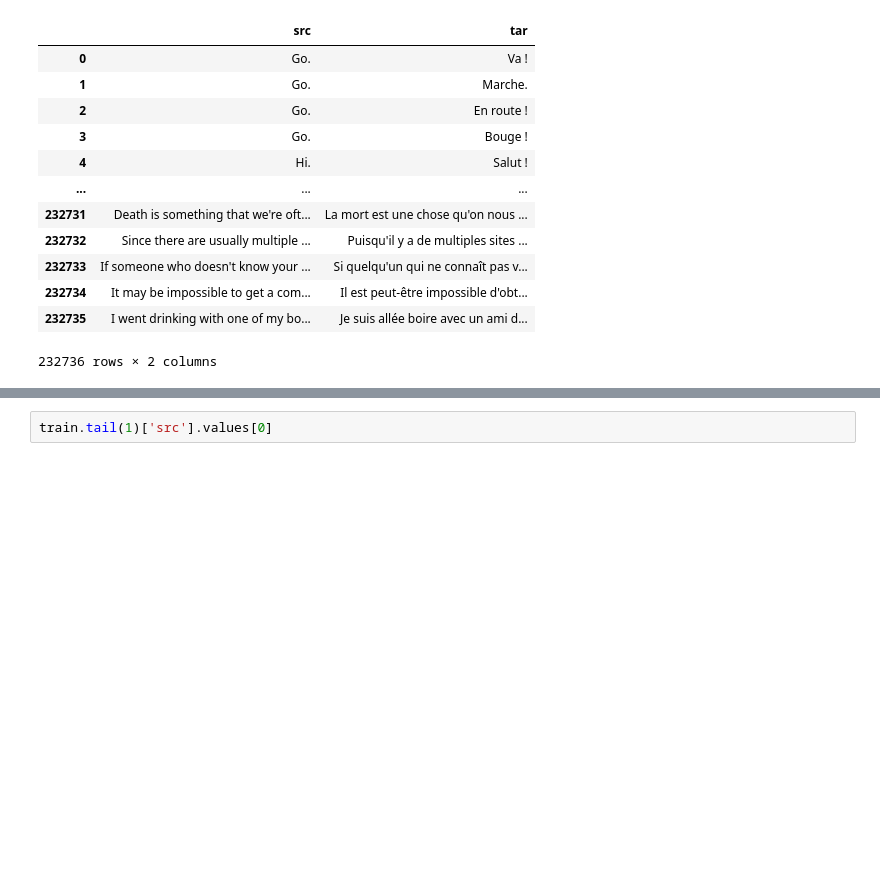
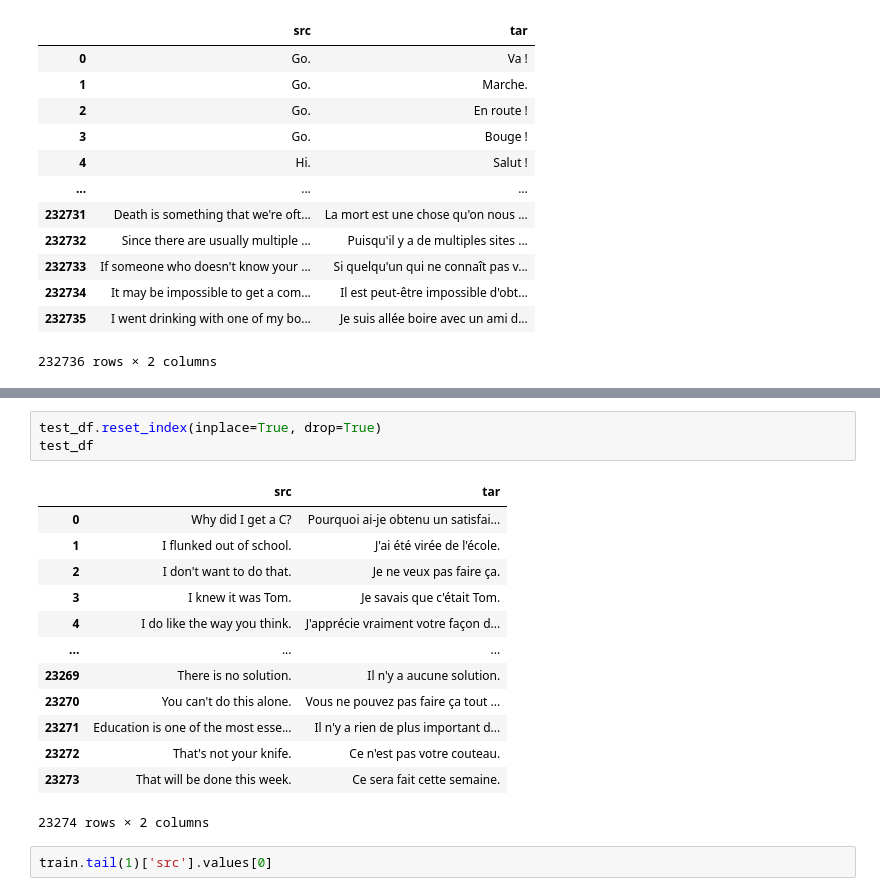
Before and after one commit to leeht0113/transformer, a Jupyter notebook: data.ipynb, the cells around one changed output, grey strips where cells are left out. Cells and saved outputs as stored; diff of their text form; blank space fills up the shorter version.

```diff
--- a/data.ipynb
+++ b/data.ipynb
@@ -59,3 +92,20 @@ train
+# %%
+test_df.reset_index(inplace=True, drop=True)
+test_df
+# %% [output]
+|  | src | tar |
+| 0 | Why did I get a C? | Pourquoi ai-je obtenu un satisfai... |
+| 1 | I flunked out of school. | J'ai été virée de l'école. |
+| 2 | I don't want to do that. | Je ne veux pas faire ça. |
+| 3 | I knew it was Tom. | Je savais que c'était Tom. |
+| 4 | I do like the way you think. | J'apprécie vraiment votre façon d... |
+| ... | ... | ... |
+| 23269 | There is no solution. | Il n'y a aucune solution. |
+| 23270 | You can't do this alone. | Vous ne pouvez pas faire ça tout ... |
+| 23271 | Education is one of the most esse... | Il n'y a rien de plus important d... |
+| 23272 | That's not your knife. | Ce n'est pas votre couteau. |
+| 23273 | That will be done this week. | Ce sera fait cette semaine. |
+23274 rows × 2 columns
 # %%
 train.tail(1)['src'].values[0]
 # %% [output]
```
Also changed, not shown: parts of 34 cells of this notebook, 5 other files.
